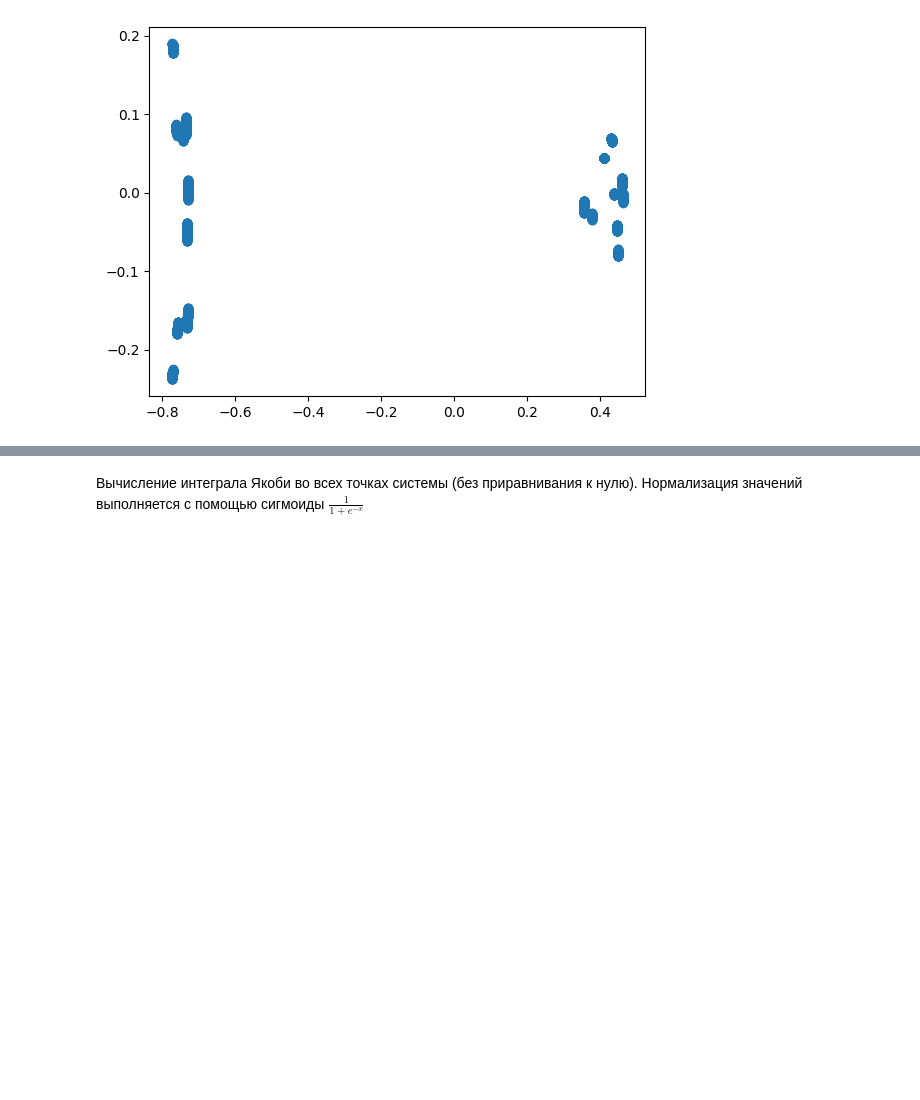
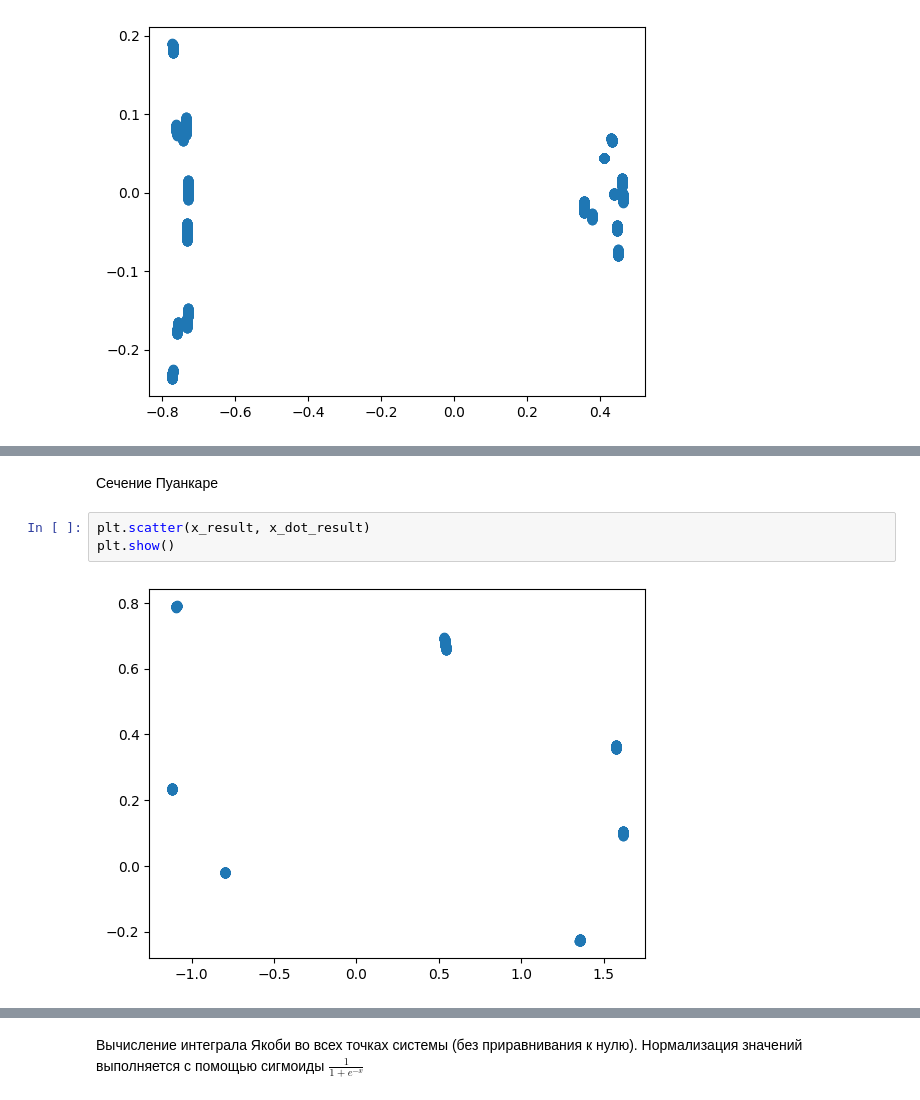
Before and after one commit to ZhizhchenkoA/Mechanic_Project, a Jupyter notebook: Mechanics_beta.ipynb, the cells around one changed output, grey strips where cells are left out. Cells and saved outputs as stored; diff of their text form; blank space fills up the shorter version.

```diff
--- a/Mechanics_beta.ipynb
+++ b/Mechanics_beta.ipynb
@@ -405,3 +436,10 @@ plt.show()
+# %% [markdown]
+Сечение Пуанкаре
+# %%
+plt.scatter(x_result, x_dot_result)
+plt.show()
+# %% [output]
+[figure, added]
 # %% [markdown]
 <h1 align="center"> Эпизод VI<br> <b>Интеграл Якоби и моделирование эквипотенциальной поверхности</b></h1>
 
```
Also changed, not shown: parts of 11 cells of this notebook.
